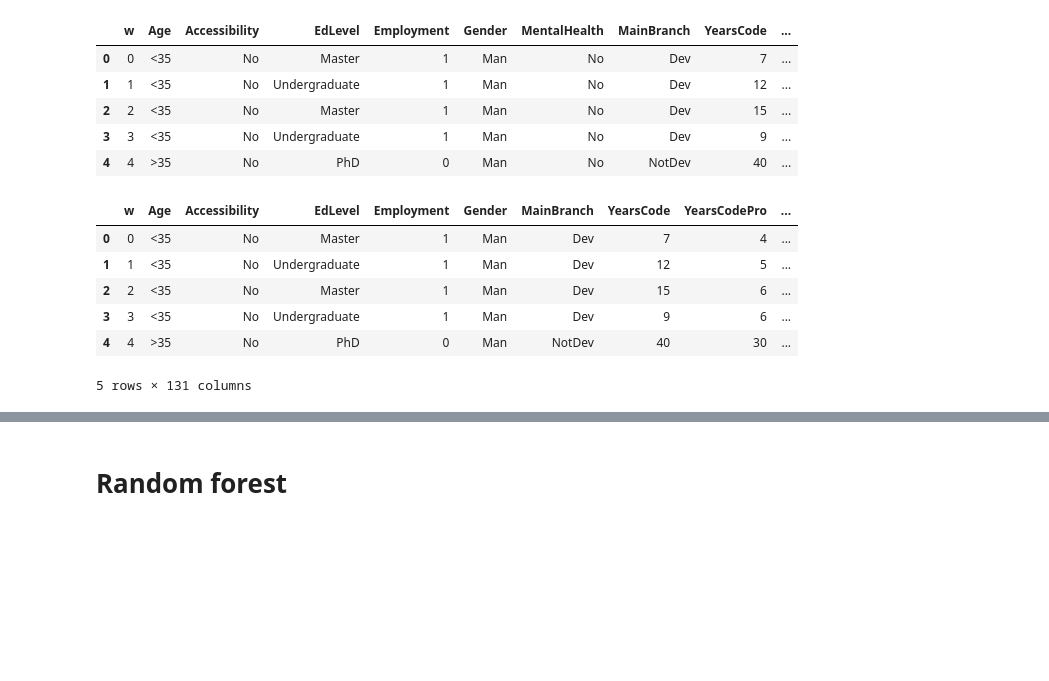
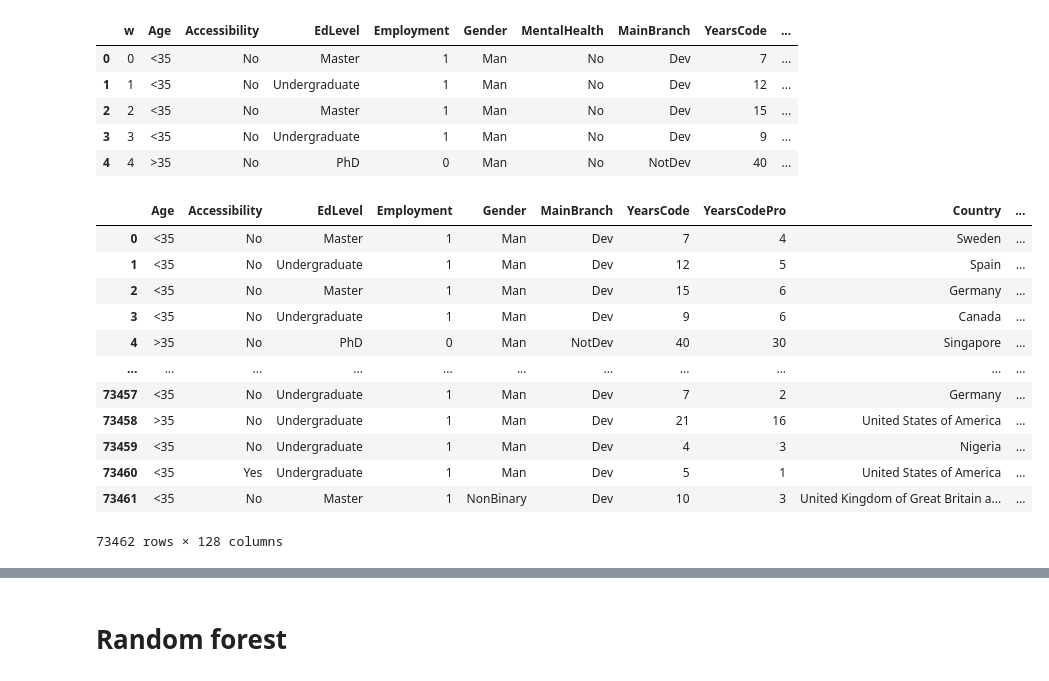
Before and after one commit to C21sja/KAN-CINTO1011U-Big-Data-ManagementPCS, a Jupyter notebook: main.ipynb, the cells around one changed output, grey strips where cells are left out. Drawn from its saved outputs; the diff is of its cells as text; code cells hidden in the pictures; blank space fills up the shorter version.

```diff
--- a/main.ipynb
+++ b/main.ipynb
@@ -15,4 +15,20 @@ df.head()
 | 2 | 2 | <35 | No | Master | 1 | Man | No | Dev | 15 | ... |
 | 3 | 3 | <35 | No | Undergraduate | 1 | Man | No | Dev | 9 | ... |
 | 4 | 4 | >35 | No | PhD | 0 | Man | No | NotDev | 40 | ... |
+# %%
+df
+# %% [output]
+|  | Age | Accessibility | EdLevel | Employment | Gender | MainBranch | YearsCode | YearsCodePro | Country | ... |
+| 0 | <35 | No | Master | 1 | Man | Dev | 7 | 4 | Sweden | ... |
+| 1 | <35 | No | Undergraduate | 1 | Man | Dev | 12 | 5 | Spain | ... |
+| 2 | <35 | No | Master | 1 | Man | Dev | 15 | 6 | Germany | ... |
+| 3 | <35 | No | Undergraduate | 1 | Man | Dev | 9 | 6 | Canada | ... |
+| 4 | >35 | No | PhD | 0 | Man | NotDev | 40 | 30 | Singapore | ... |
+| ... | ... | ... | ... | ... | ... | ... | ... | ... | ... | ... |
+| 73457 | <35 | No | Undergraduate | 1 | Man | Dev | 7 | 2 | Germany | ... |
+| 73458 | >35 | No | Undergraduate | 1 | Man | Dev | 21 | 16 | United States of America | ... |
+| 73459 | <35 | No | Undergraduate | 1 | Man | Dev | 4 | 3 | Nigeria | ... |
+| 73460 | <35 | Yes | Undergraduate | 1 | Man | Dev | 5 | 1 | United States of America | ... |
+| 73461 | <35 | No | Master | 1 | NonBinary | Dev | 10 | 3 | United Kingdom of Great Britain a... | ... |
+73462 rows × 128 columns
 # %%
@@ -27,13 +43,3 @@ unique_languages = set(language for sublist in df['HaveWorkedWith'] if isinstanc
 # Create a new column for each unique language and sets True if the applicant has worked with that language and False if not. Also renames each column to "WW for worked with"
 for language in unique_languages:
     df["WW "+language] = df['HaveWorkedWith'].apply(lambda x: 1 if language in x else 0 if isinstance(x, list) else 1)
-# %%
-df.head()
-# %% [output]
-|  | w | Age | Accessibility | EdLevel | Employment | Gender | MainBranch | YearsCode | YearsCodePro | ... |
-| 0 | 0 | <35 | No | Master | 1 | Man | Dev | 7 | 4 | ... |
-| 1 | 1 | <35 | No | Undergraduate | 1 | Man | Dev | 12 | 5 | ... |
-| 2 | 2 | <35 | No | Master | 1 | Man | Dev | 15 | 6 | ... |
-| 3 | 3 | <35 | No | Undergraduate | 1 | Man | Dev | 9 | 6 | ... |
-| 4 | 4 | >35 | No | PhD | 0 | Man | NotDev | 40 | 30 | ... |
-5 rows × 131 columns
```
Also changed, not shown: parts of 16 cells of this notebook.
